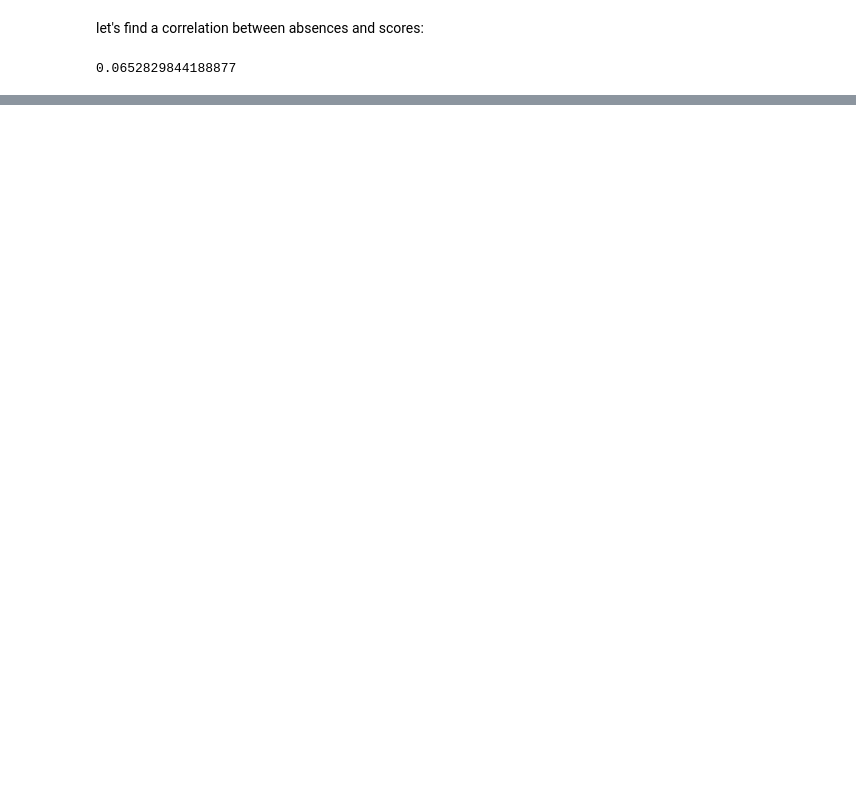
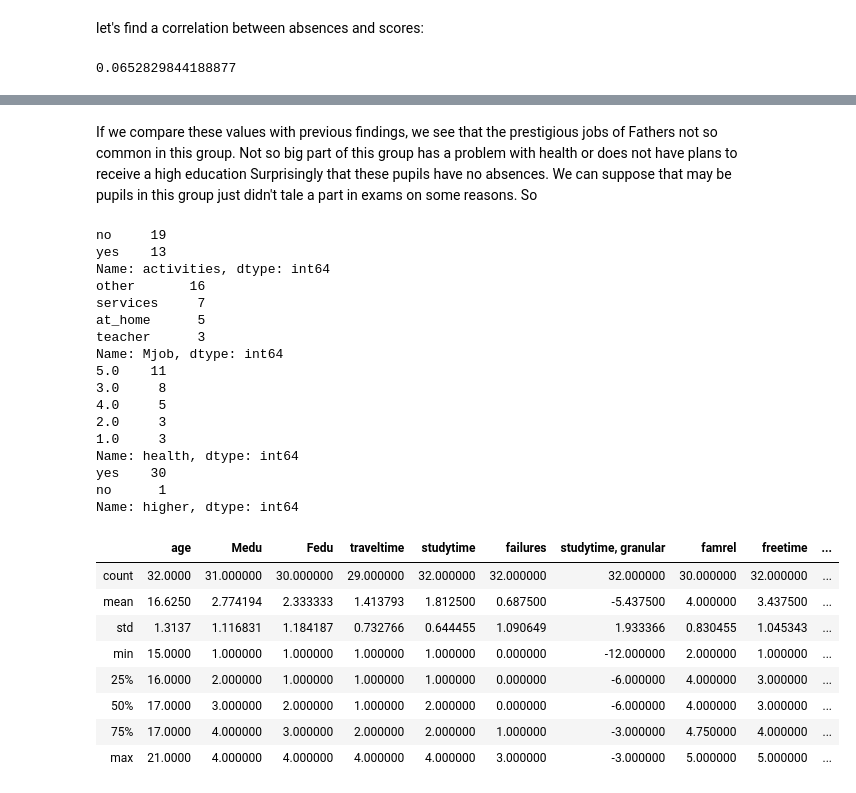
Before and after one commit to Ira-Trygub/project_2_stud_math, a Jupyter notebook: project_2_study_mathematic.ipynb, the cells around one changed output, grey strips where cells are left out. Saved outputs shown, nothing was run; the diff lists cells and outputs as text; code cells hidden in the pictures; blank space fills up the shorter version.

```diff
--- a/project_2_study_mathematic.ipynb
+++ b/project_2_study_mathematic.ipynb
@@ -793,0 +839,38 @@ sns.pairplot(fam_sit, kind='reg')
+# %% [markdown]
+If we compare these values with previous findings, we see that the prestigious jobs of Fathers not so common in this group. Not so big part of this group has a problem with  health or does not have plans to receive a high education
+Surprisingly that these pupils have no absences.
+We can suppose that may be pupils in this group just didn't tale a part in exams on some reasons. So
+# %%
+risk2=stud_math[(stud_math.score>0)&(stud_math.score<40)]
+print(risk2.activities.value_counts())
+print(risk2.Mjob.value_counts())
+print(risk2.health.value_counts())
+print(risk2.higher.value_counts())
+risk2.describe()
+# %% [output]
+no     19
+yes    13
+Name: activities, dtype: int64
+other       16
+services     7
+at_home      5
+teacher      3
+Name: Mjob, dtype: int64
+5.0    11
+3.0     8
+4.0     5
+2.0     3
+1.0     3
+Name: health, dtype: int64
+yes    30
+no      1
+Name: higher, dtype: int64
+|  | age | Medu | Fedu | traveltime | studytime | failures | studytime, granular | famrel | freetime | ... |
+| count | 32.0000 | 31.000000 | 30.000000 | 29.000000 | 32.000000 | 32.000000 | 32.000000 | 30.000000 | 32.000000 | ... |
+| mean | 16.6250 | 2.774194 | 2.333333 | 1.413793 | 1.812500 | 0.687500 | -5.437500 | 4.000000 | 3.437500 | ... |
+| std | 1.3137 | 1.116831 | 1.184187 | 0.732766 | 0.644455 | 1.090649 | 1.933366 | 0.830455 | 1.045343 | ... |
+| min | 15.0000 | 1.000000 | 1.000000 | 1.000000 | 1.000000 | 0.000000 | -12.000000 | 2.000000 | 1.000000 | ... |
+| 25% | 16.0000 | 2.000000 | 1.000000 | 1.000000 | 1.000000 | 0.000000 | -6.000000 | 4.000000 | 3.000000 | ... |
+| 50% | 17.0000 | 3.000000 | 2.000000 | 1.000000 | 2.000000 | 0.000000 | -6.000000 | 4.000000 | 3.000000 | ... |
+| 75% | 17.0000 | 4.000000 | 3.000000 | 2.000000 | 2.000000 | 1.000000 | -3.000000 | 4.750000 | 4.000000 | ... |
+| max | 21.0000 | 4.000000 | 4.000000 | 4.000000 | 4.000000 | 3.000000 | -3.000000 | 5.000000 | 5.000000 | ... |
```
Also changed, not shown: parts of 14 cells of this notebook.
